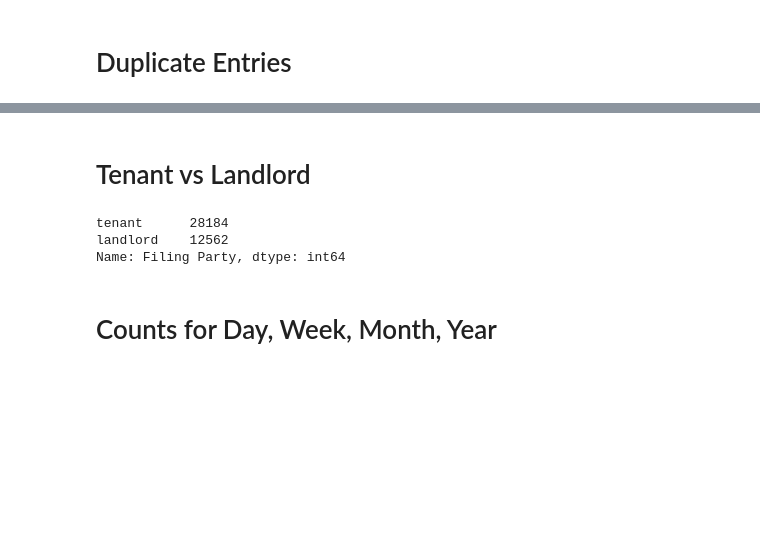
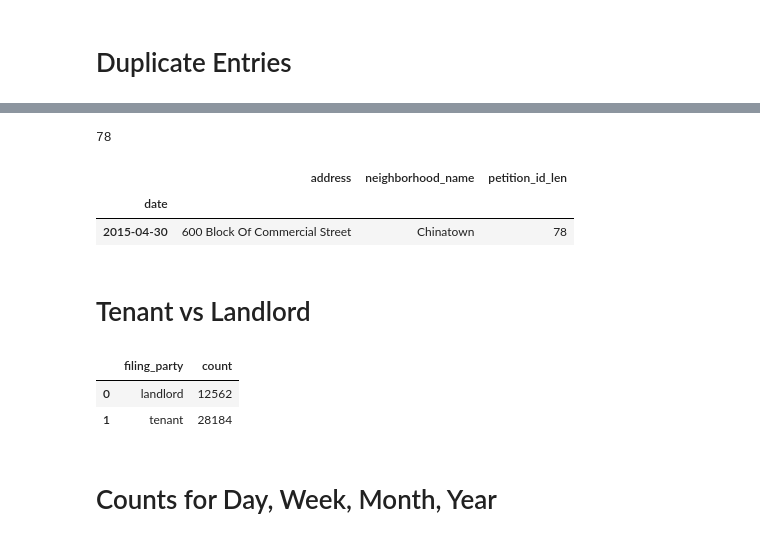
Before and after one commit to harrisonized/Predicting_Rent_Petitions_in_SF, a Jupyter notebook: eda-time.ipynb, the cells around one changed output, grey strips where cells are left out. Cells and saved outputs as stored; diff of their text form; code cells hidden in the pictures; blank space fills up the shorter version.

```diff
--- a/eda-time.ipynb
+++ b/eda-time.ipynb
@@ -12 +1,20 @@ warnings.filterwarnings('ignore')
+# %%
+import numpy as np
+import pandas as pd
+import pandas.io.sql as pd_sql
+import psycopg2 as pg # needed for read_sql
+
+import datetime as dt
+import matplotlib.dates as mdates
+import matplotlib.pyplot as plt
+
+import warnings # Turn off warnings
+warnings.filterwarnings('ignore')
+
+# psychopg connection parameters
+params = {'user': 'postgres', 'host': 'localhost', 'port': 5432, 'password': None}
+connection = pg.connect(**params, dbname='sf_rent_petitions') # Connect
+
+# sqlalchemy connection arguments
+connection_str = f'postgres://postgres:{None}@localhost:5432/sf_rent_petitions'
 # %% [markdown]
@@ -35,10 +41,39 @@ petition_df[petition_df['Petition ID Len'] == 78]
+# %%
+# Explore duplicates
+query = """
+SELECT date, address, neighborhood_name, petition_id_len
+FROM petitions
+ORDER BY CAST(date AS DATE)
+;
+"""
+petition_duplicates_df = pd_sql.read_sql(query, connection_str) # grab data as a dataframe
+petition_duplicates_df.date = petition_duplicates_df.date.apply(lambda x : dt.datetime.strptime(x, "%m/%d/%Y"))
+petition_duplicates_df = petition_duplicates_df.set_index('date')
+# %%
+max(petition_duplicates_df['petition_id_len'])
+# %% [output]
+78
+# %%
+petition_duplicates_df[petition_duplicates_df['petition_id_len'] == 78]
+# %% [output]
+|  | address | neighborhood_name | petition_id_len |
+| date |  |  |  |
+| 2015-04-30 | 600 Block Of Commercial Street | Chinatown | 78 |
 # %% [markdown]
 # Tenant vs Landlord
-# %%
-petition_df['Filing Party'].value_counts()
-# %% [output]
-tenant      28184
-landlord    12562
-Name: Filing Party, dtype: int64
+# %%
+# Explore duplicates
+query = """
+SELECT filing_party, COUNT(filing_party)
+FROM petitions
+WHERE filing_party IS NOT NULL
+GROUP BY filing_party;
+"""
+petition_filing_party_df = pd_sql.read_sql(query, connection_str) # grab data as a dataframe
+petition_filing_party_df
+# %% [output]
+|  | filing_party | count |
+| 0 | landlord | 12562 |
+| 1 | tenant | 28184 |
 # %% [markdown]
 # Counts for Day, Week, Month, Year
```
Also changed, not shown: parts of 19 cells of this notebook, 1 other file.
